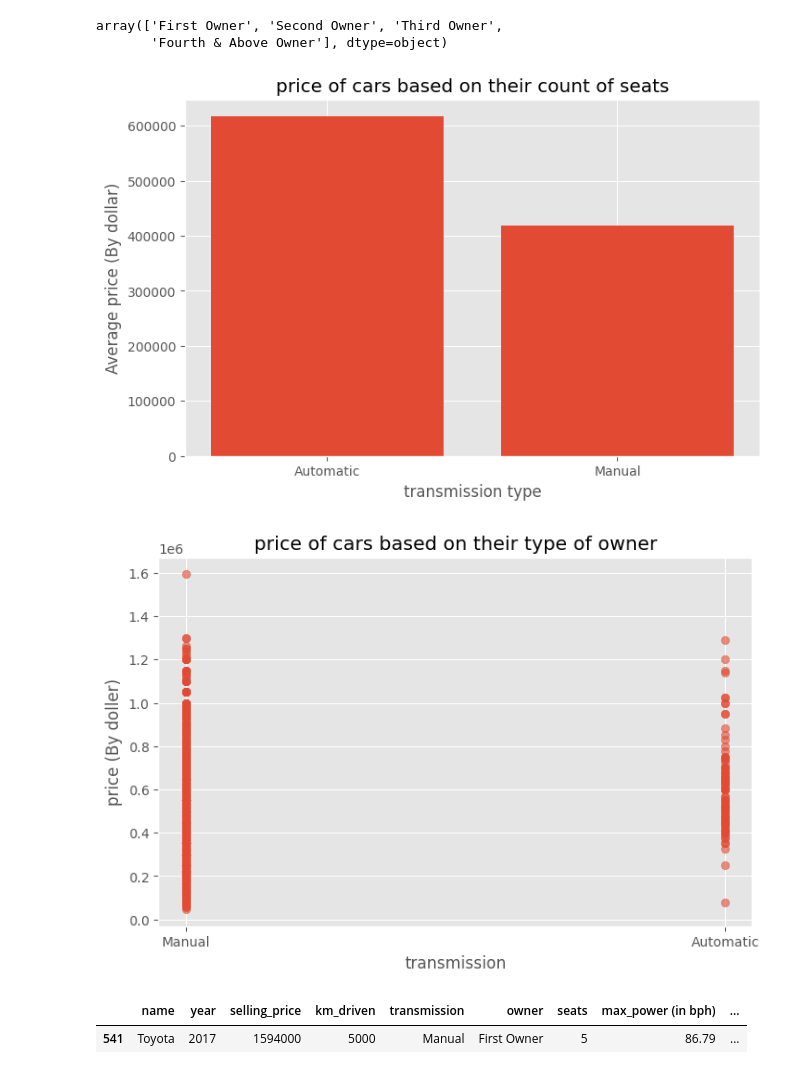
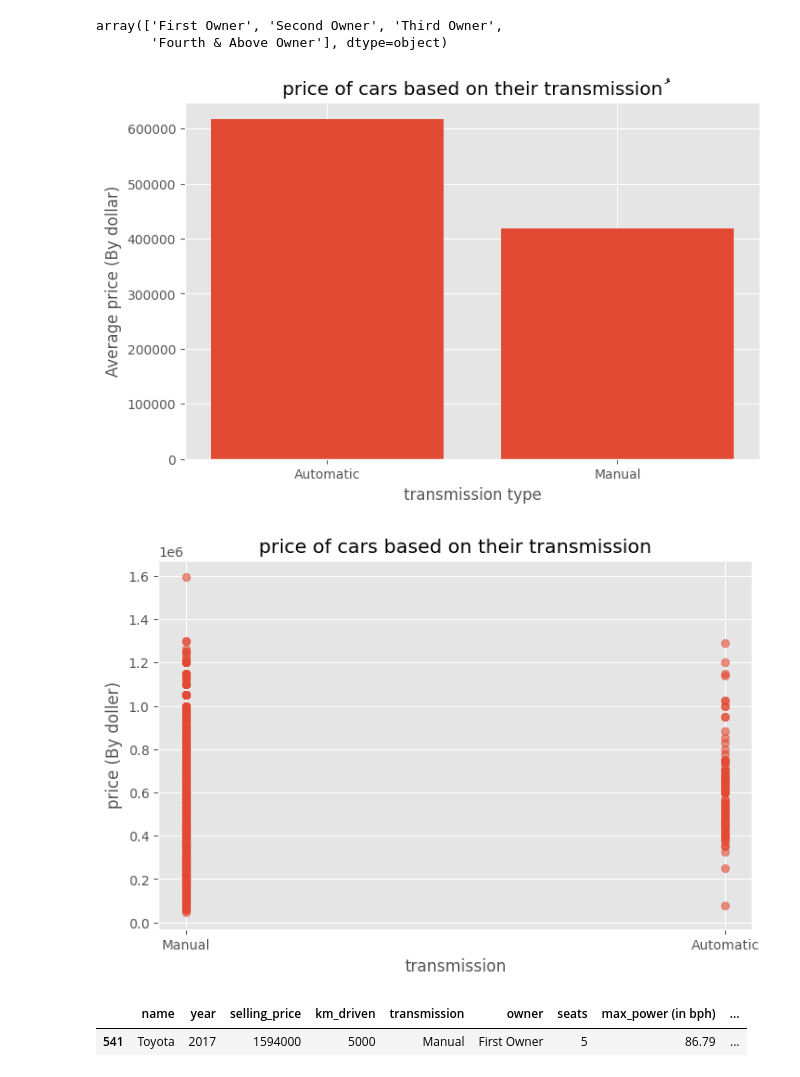
Before and after one commit to Amirhossains/car-price-prediction, a Jupyter notebook: Dtata Cleaning/first.ipynb, the cells around one changed output. Saved outputs shown, nothing was run; the diff lists cells and outputs as text; code cells hidden in the pictures.

```diff
--- a/Dtata Cleaning/first.ipynb
+++ b/Dtata Cleaning/first.ipynb
@@ -147,14 +147,14 @@ mean_price_by_transmission = mean_price_by_transmission.sort_index()
 # %%
 plt.figure(figsize=(8, 5))
 plt.bar(mean_price_by_transmission.index, mean_price_by_transmission.values)
 
 plt.xlabel('transmission type')
 plt.ylabel('Average price (By dollar)')
-plt.title('price of cars based on their count of seats')
+plt.title('price of cars based on their transmissionُ')
 
 plt.show()
 # %% [output]
-[figure, old version]
+[figure, new version]
 # %%
 df_scatter = df4[['transmission', 'selling_price']]
 
@@ -163,11 +163,11 @@ plt.scatter(df_scatter['transmission'], df_scatter['selling_price'], alpha=0.6)
 
 plt.xlabel('transmission')
 plt.ylabel('price (By doller)')
-plt.title('price of cars based on their type of owner')
+plt.title('price of cars based on their transmission')
 
 plt.show()
 # %% [output]
-[figure, old version]
+[figure, new version]
 # %%
 p = df4.loc[df4['selling_price'] > 1500000]
 df4.loc[df4['selling_price'] > 1500000]
```
Also changed, not shown: 3 other files.
